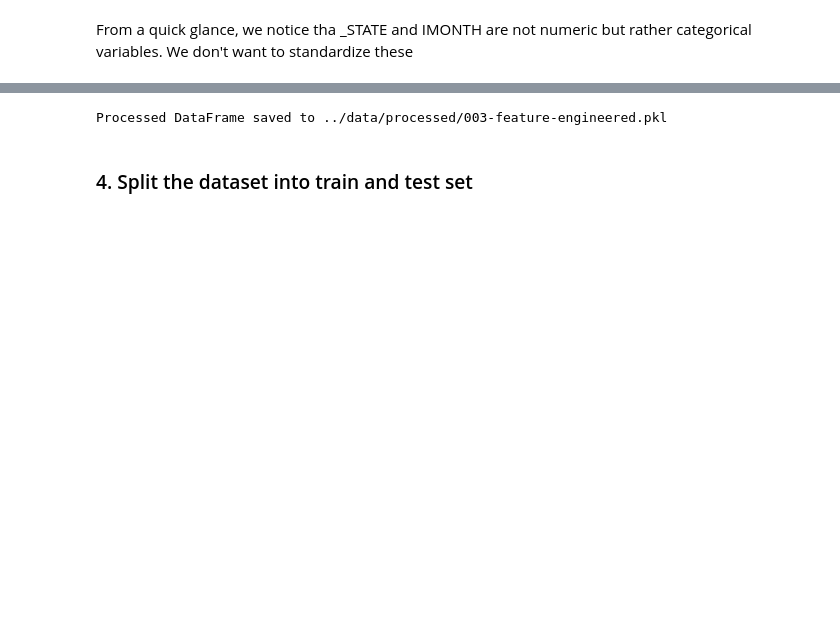
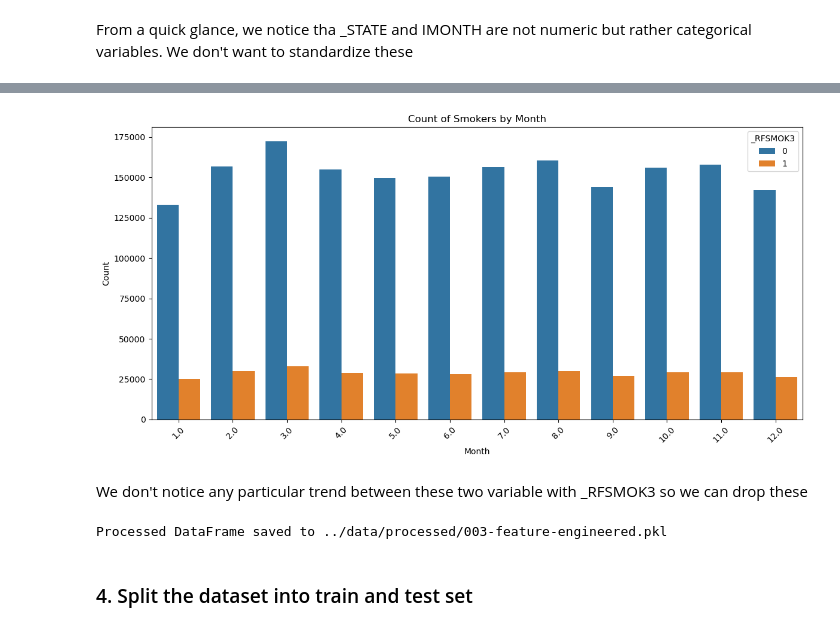
Before and after one commit to rinkylia2997/HealthRecommendationsUsingBehaviouralRiskFactorSurveillanceSystem, a Jupyter notebook: notebooks/003-feature-engineering.ipynb, the cells around one changed output, grey strips where cells are left out. Saved outputs shown, nothing was run; the diff lists cells and outputs as text; code cells hidden in the pictures; blank space fills up the shorter version.

```diff
--- a/notebooks/003-feature-engineering.ipynb
+++ b/notebooks/003-feature-engineering.ipynb
@@ -92,3 +111,18 @@ df = df.drop(columns=['_STATE', 'IMONTH'])
+# %%
+#plot relationship between month and _RFSMOK3
+plt.figure(figsize=(12, 6))
+sns.countplot(data=df, x='IMONTH', hue='_RFSMOK3')
+plt.title('Count of Smokers by Month')
+plt.xlabel('Month')
+plt.ylabel('Count')
+plt.xticks(rotation=45)
+plt.legend(title='_RFSMOK3', loc='upper right')
+plt.tight_layout()
+plt.show()
+# %% [output]
+[figure, added]
+# %% [markdown]
+We don't notice any particular trend between these two variable with _RFSMOK3 so we can drop these
 # %%
 #Standardize numerical columns
 from sklearn.preprocessing import StandardScaler
```
Also changed, not shown: parts of 30 cells of this notebook, 8 other files.
